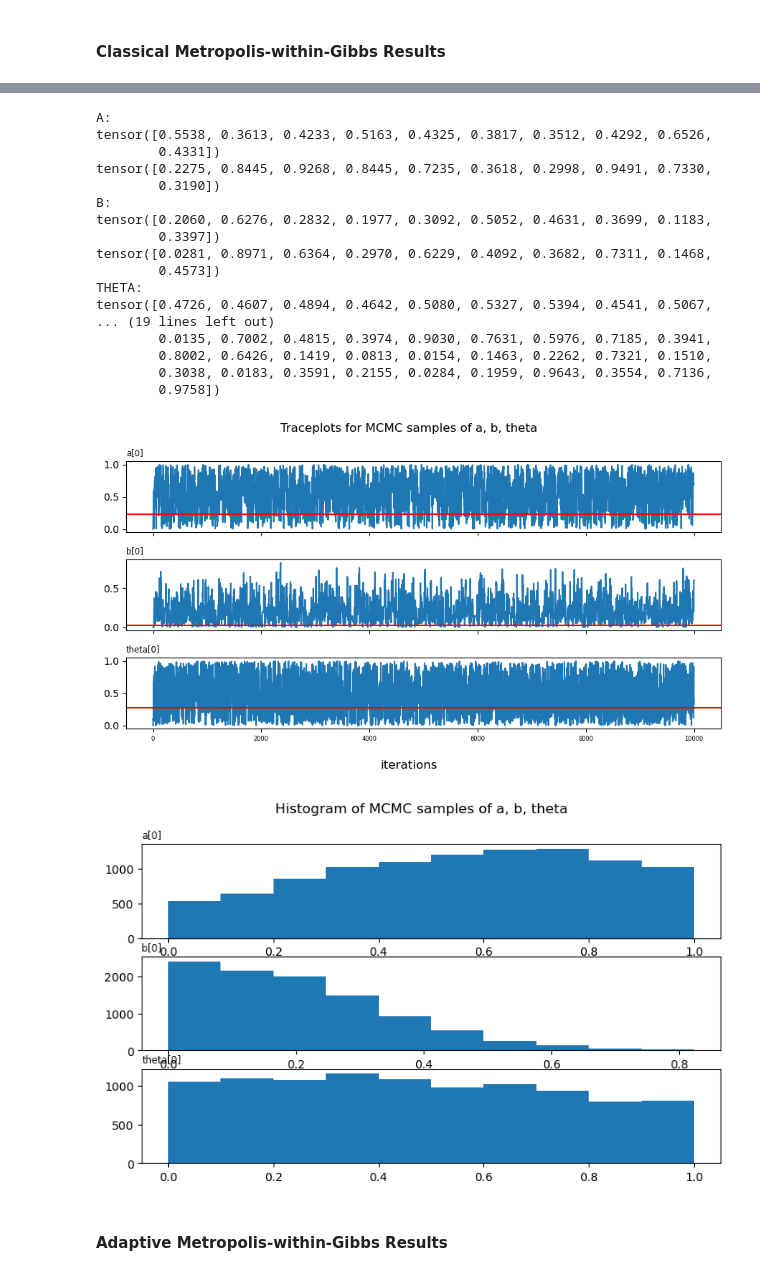
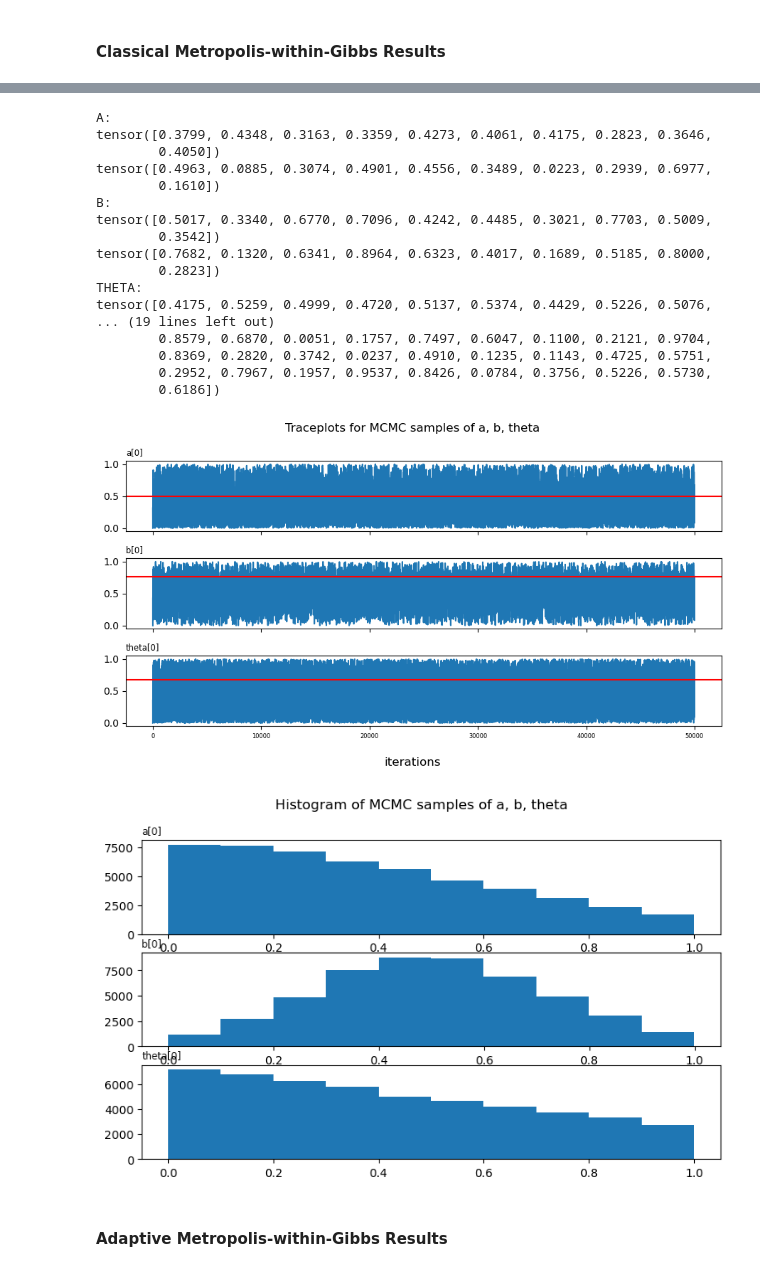
Before and after one commit to ghostpress/edu-IRT-MCMC, a Jupyter notebook: src/samplers/Metropolis-within-Gibbs.ipynb, the cells around one changed output, grey strips where cells are left out. Cells and saved outputs as stored; diff of their text form; code cells hidden in the pictures.

```diff
--- a/src/samplers/Metropolis-within-Gibbs.ipynb
+++ b/src/samplers/Metropolis-within-Gibbs.ipynb
@@ -129,7 +129,7 @@ def logtheta_conditional(theta, a, b, y, sigmasq):
     prob = logsum - (torch.pow(theta, 2)/2*sigmasq)
     return prob
 # %%
-def metropolis(prev_sample, sigmasq, full_cond, *full_cond_args):
+def metropolis(prev_sample, sigmasq, avg_acc, full_cond, *full_cond_args):
     """Function to perform random-walk metropolis sampling of a full conditional distribution.
 
     Parameters
@@ -138,6 +138,8 @@ def metropolis(prev_sample, sigmasq, full_cond, *full_cond_args):
         Previous sampled state, to update or not
     sigmasq : float
         The variance of the random walk
+    avg_acc : torch.Tensor
+        The running average acceptance rate for the samples
     full_cond : function
         The full conditional distribution from which to sample
     *full_cond_args : tuple
@@ -271,10 +273,12 @@ def gibbs(init_a, init_b, init_theta, y, sigmasq_a, sigmasq_b, sigmasq_t, niter=
     B = torch.empty(size=(niter, I))
     THETA = torch.empty(size=(niter, P))
 
+    # Average acceptance probabilities
+    avg_acc_a, avg_acc_b, avg_acc_t = torch.zeros((I,)), torch.zeros((I,)), torch.zeros((P,))
+
     A[0] = init_a
     B[0] = init_b
     THETA[0] = init_theta
-    avg_acc_a, avg_acc_b, avg_acc_t = torch.zeros((I,)), torch.zeros((I,)), torch.zeros((P,))
 
     if adapt:
         scale_a, scale_b, scale_t = torch.full((I,), -0.2), torch.full((I,), -0.2), torch.full((P,), -0.2)
@@ -286,19 +290,17 @@ def gibbs(init_a, init_b, init_theta, y, sigmasq_a, sigmasq_b, sigmasq_t, niter=
 
         for i in range(I):
             if not adapt:
-                A[s][i], ad = metropolis(A[s-1][i], sigmasq_a, loga_conditional, B[s-1][i], THETA[s-1], y[:,i], sigmasq_a)
+                A[s][i], ad = metropolis(A[s-1][i], sigmasq_a, avg_acc_a[i], loga_conditional, B[s-1][i], THETA[s-1], y[:,i], sigmasq_a)
                 avg_acc_a[i] = avg_acc_a[i] + (1/s)*ad
             else:
-                #print(avg_acc_a[i].shape)
                 A[s][i], sc, ad = ada_metropolis(A[s-1][i], sigmasq_a, scale_a[i], s, avg_acc_a[i],
                                                  loga_conditional, B[s-1][i], THETA[s-1], y[:,i], sigmasq_a)
-                #print(ad.shape)
                 avg_acc_a[i] = avg_acc_a[i] + (1/s)*ad
                 scale_a[i] = sc
 
         for i in range(I):
             if not adapt:
-                B[s][i], ad = metropolis(B[s-1][i], sigmasq_b, logb_conditional, A[s][i], THETA[s-1], y[:,i], sigmasq_b)
+                B[s][i], ad = metropolis(B[s-1][i], sigmasq_b, avg_acc_b[i], logb_conditional, A[s][i], THETA[s-1], y[:,i], sigmasq_b)
                 avg_acc_b[i] = avg_acc_b[i] + (1/s)*ad
             else:
                 B[s][i], scale_b[i], ad = ada_metropolis(B[s-1][i], sigmasq_b, scale_b[i], s, avg_acc_b[i],
@@ -307,12 +309,14 @@ def gibbs(init_a, init_b, init_theta, y, sigmasq_a, sigmasq_b, sigmasq_t, niter=
 
         for p in range(P):
             if not adapt:
-                THETA[s][p], ad = metropolis(THETA[s-1][p], sigmasq_t, logtheta_conditional, A[s], B[s], y[p,:], sigmasq_t)
-                avg_acc_t[i] = avg_acc_t[i] + (1/s)*ad
+                THETA[s][p], ad = metropolis(THETA[s-1][p], sigmasq_t, avg_acc_t[p], logtheta_conditional, A[s], B[s], y[p,:], sigmasq_t)
+                #print(ad)
+                avg_acc_t[p] = avg_acc_t[p] + (1/s)*ad  # FIXME: calculation error here? why all 0s?
+                #print(avg_acc_t[i])
             else:
-                THETA[s][p], scale_t[i], ad = ada_metropolis(THETA[s-1][p], sigmasq_t, scale_t[i], s, avg_acc_t[i],
+                THETA[s][p], scale_t[p], ad = ada_metropolis(THETA[s-1][p], sigmasq_t, scale_t[p], s, avg_acc_t[p],
                                                              logtheta_conditional, A[s], B[s], y[p,:], sigmasq_t)
-                avg_acc_t[i] = avg_acc_t[i] + (1/s)*ad
+                avg_acc_t[p] = avg_acc_t[p] + (1/s)*ad  # FIXME: calculation error here? why all 0s?
 
     print("Done sampling.")
     print("Average acceptance rates:\n", avg_acc_a, "\n", avg_acc_b, "\n", avg_acc_t)
@@ -395,7 +399,7 @@ print(true_theta)
 ### Tests
 # %%
 # TEST
-N = 10000  # iterations
+N = 50000  # iterations
 I = 10     # exam items
 P = 100    # pupils
 
@@ -471,22 +492,22 @@ print(torch.mean(samples[2], 0))  # mean over the columns
 print(true_theta)
 # %% [output]
 A:
-tensor([0.5538, 0.3613, 0.4233, 0.5163, 0.4325, 0.3817, 0.3512, 0.4292, 0.6526,
-        0.4331])
-tensor([0.2275, 0.8445, 0.9268, 0.8445, 0.7235, 0.3618, 0.2998, 0.9491, 0.7330,
-        0.3190])
+tensor([0.3799, 0.4348, 0.3163, 0.3359, 0.4273, 0.4061, 0.4175, 0.2823, 0.3646,
+        0.4050])
+tensor([0.4963, 0.0885, 0.3074, 0.4901, 0.4556, 0.3489, 0.0223, 0.2939, 0.6977,
+        0.1610])
 B:
-tensor([0.2060, 0.6276, 0.2832, 0.1977, 0.3092, 0.5052, 0.4631, 0.3699, 0.1183,
-        0.3397])
-tensor([0.0281, 0.8971, 0.6364, 0.2970, 0.6229, 0.4092, 0.3682, 0.7311, 0.1468,
-        0.4573])
+tensor([0.5017, 0.3340, 0.6770, 0.7096, 0.4242, 0.4485, 0.3021, 0.7703, 0.5009,
+        0.3542])
+tensor([0.7682, 0.1320, 0.6341, 0.8964, 0.6323, 0.4017, 0.1689, 0.5185, 0.8000,
+        0.2823])
 THETA:
-tensor([0.4726, 0.4607, 0.4894, 0.4642, 0.5080, 0.5327, 0.5394, 0.4541, 0.5067,
+tensor([0.4175, 0.5259, 0.4999, 0.4720, 0.5137, 0.5374, 0.4429, 0.5226, 0.5076,
 ... (19 lines left out)
-        0.0135, 0.7002, 0.4815, 0.3974, 0.9030, 0.7631, 0.5976, 0.7185, 0.3941,
-        0.8002, 0.6426, 0.1419, 0.0813, 0.0154, 0.1463, 0.2262, 0.7321, 0.1510,
-        0.3038, 0.0183, 0.3591, 0.2155, 0.0284, 0.1959, 0.9643, 0.3554, 0.7136,
-        0.9758])
+        0.8579, 0.6870, 0.0051, 0.1757, 0.7497, 0.6047, 0.1100, 0.2121, 0.9704,
+        0.8369, 0.2820, 0.3742, 0.0237, 0.4910, 0.1235, 0.1143, 0.4725, 0.5751,
+        0.2952, 0.7967, 0.1957, 0.9537, 0.8426, 0.0784, 0.3756, 0.5226, 0.5730,
+        0.6186])
 # %%
 # Traceplots of samples
 fig1, (ax1, ax2, ax3) = plt.subplots(nrows=3, figsize=(9,5), sharex=True)
@@ -511,22 +532,22 @@ fig1.supxlabel('iterations')
 fig1.tight_layout()
 plt.show()
 # %% [output]
-[figure, old version]
+[figure, new version]
 # %%
 # Histogram of samples
 fig2, (ax1, ax2, ax3) = plt.subplots(nrows=3, figsize=(9,5))
 fig2.suptitle('Histogram of MCMC samples of a, b, theta')
 
-ax1.hist(samples_[0][:,0])
+ax1.hist(samples[0][:,0])
 ax1.set_title("a[0]", fontsize='small', loc='left')
-ax2.hist(samples_[1][:,0])
+ax2.hist(samples[1][:,0])
 ax2.set_title("b[0]", fontsize='small', loc='left')
-ax3.hist(samples_[2][:,0])
+ax3.hist(samples[2][:,0])
 ax3.set_title("theta[0]", fontsize='small', loc='left')
 
 plt.show()
 # %% [output]
-[figure, old version]
+[figure, new version]
 # %% [markdown]
 #### Adaptive Metropolis-within-Gibbs Results
 # %%
```
Also changed, not shown: parts of 5 cells of this notebook.
